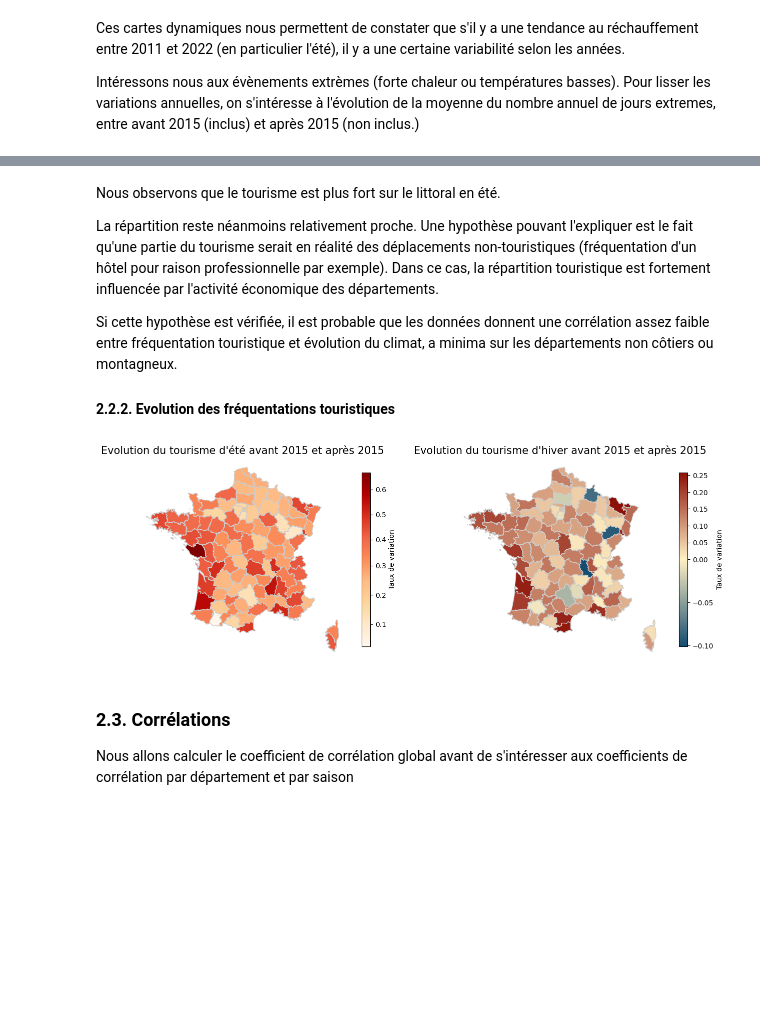
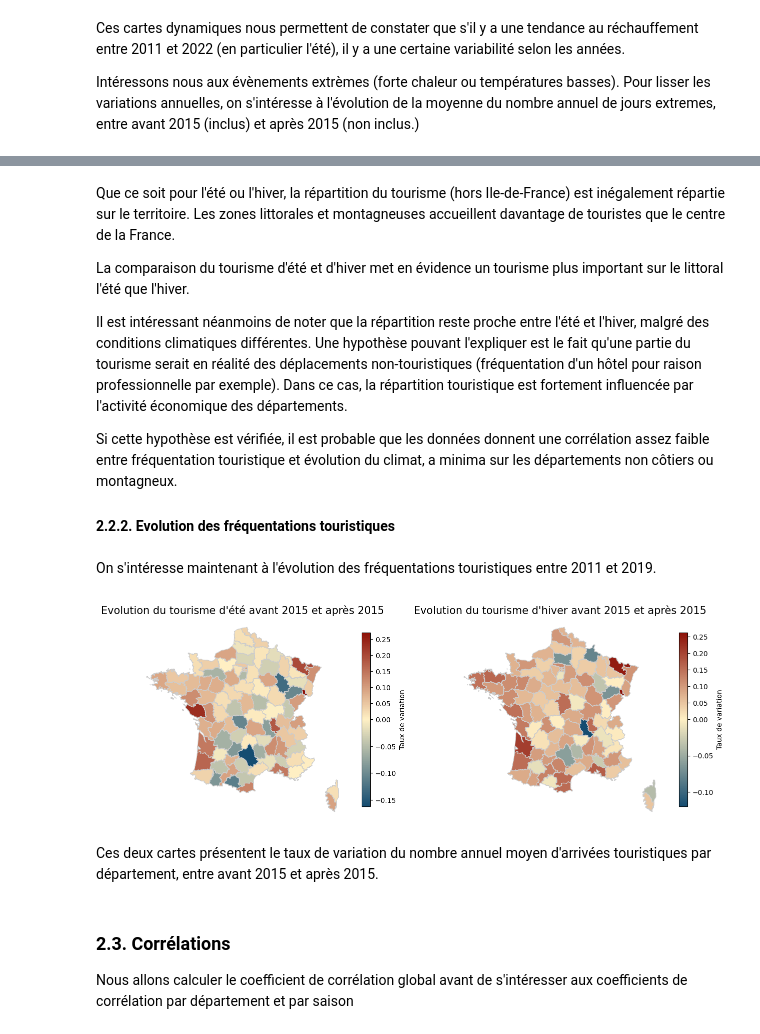
Before and after one commit to Manonchvllr/Project, a Jupyter notebook: rapport.ipynb, the cells around one changed output, grey strips where cells are left out. Saved outputs shown, nothing was run; the diff lists cells and outputs as text; code cells hidden in the pictures; blank space fills up the shorter version.

Commit message:
limite à 2019, ajout texte, modif fonction carte pour ajouter le titre des axes à la main

```diff
--- a/rapport.ipynb
+++ b/rapport.ipynb
@@ -180,5 +180,6 @@ Valeurs manquantes de température dans les données finales :
 # %% [markdown]
 On observe que les arrivées touristiques sont manquantes pour la période du Covid-19. Comme prévu, on va donc exclure les années concernées pour ne pas biaiser les résultats.
 # %%
-df_2011_2019 = df.loc[df["AAAA"].isin([[i for i in range(2011, 2020)]])] # ce vecteur exclut bien 2020
-df_2011_2019.to_csv("base.csv")
+df = df.loc[df["AAAA"] < 2020]
+df.to_csv("base.csv")
+print(df.tail())
@@ -340,7 +371,6 @@ Intéressons-nous à la répartition du tourisme sur le territoire français.
 # %%
 from src.package_project import indicateurs_tourisme
 
-mois_hiver = [1,2,3,12]
 fig, ax = plt.subplots(1,2, figsize=(15, 15))
 
 cartes.mise_en_forme_carte(
@@ -349,7 +379,8 @@ cartes.mise_en_forme_carte(
             mois_ete,
             "part_tourisme",
             "Répartition du tourisme d'été",
-            ax[0],
+            titre_axe = "proportion d'arrivées",
+            plotting = ax[0],
             evolution = False)
 
 cartes.mise_en_forme_carte(
@@ -358,6 +389,7 @@ cartes.mise_en_forme_carte(
             mois_hiver,
             "part_tourisme",
             "Répartition du tourisme d'hiver",
-            ax[1],
+            titre_axe = "proportion d'arrivées",
+            plotting = ax[1],
             evolution = False)
 # %% [output]
@@ -369,8 +425,12 @@ Paris absorbe une grande part du tourisme d'été ou d'hiver. Pour avoir une mei
 # %% [markdown]
-Nous observons que le tourisme est plus fort sur le littoral en été.
+Que ce soit pour l'été ou l'hiver, la répartition du tourisme (hors Ile-de-France) est inégalement répartie sur le territoire. Les zones littorales et montagneuses accueillent davantage de touristes que le centre de la France.
 
-La répartition reste néanmoins relativement proche. Une hypothèse pouvant l'expliquer est le fait qu'une partie du tourisme serait en réalité des déplacements non-touristiques (fréquentation d'un hôtel pour raison professionnelle par exemple). Dans ce cas, la répartition touristique est fortement influencée par l'activité économique des départements.
+La comparaison du tourisme d'été et d'hiver met en évidence un tourisme plus important sur le littoral l'été que l'hiver.
+
+Il est intéressant néanmoins de noter que la répartition reste proche entre l'été et l'hiver, malgré des conditions climatiques différentes. Une hypothèse pouvant l'expliquer est le fait qu'une partie du tourisme serait en réalité des déplacements non-touristiques (fréquentation d'un hôtel pour raison professionnelle par exemple). Dans ce cas, la répartition touristique est fortement influencée par l'activité économique des départements.
 
 Si cette hypothèse est vérifiée, il est probable que les données donnent une corrélation assez faible entre fréquentation touristique et évolution du climat, a minima sur les départements non côtiers ou montagneux.
 
 #### 2.2.2. Evolution des fréquentations touristiques <a id="section_2_2_2"></a>
+# %% [markdown]
+On s'intéresse maintenant à l'évolution des fréquentations touristiques entre 2011 et 2019.
@@ -377,25 +448,29 @@ Si cette hypothèse est vérifiée, il est probable que les données donnent une
 # %%
 fig, ax = plt.subplots(1,2, figsize=(15, 15))
 
 cartes.mise_en_forme_carte(
             cartes.donnee_carte(indicateurs_tourisme.evol_arrivees(df, mois_ete)),
             toutes_annees,
             mois_ete,
             "evol_2015",
             "Evolution du tourisme d'été avant 2015 et après 2015",
+            "Taux de variation",
             ax[0],
             evolution = True)
 
 cartes.mise_en_forme_carte(
             cartes.donnee_carte(indicateurs_tourisme.evol_arrivees(df, mois_hiver)),
             toutes_annees,
             mois_hiver,
             "evol_2015",
             "Evolution du tourisme d'hiver avant 2015 et après 2015",
+            "Taux de variation",
             ax[1],
             evolution = True)
 # %% [output]
-[figure, old version]
+[figure, new version]
+# %% [markdown]
+Ces deux cartes présentent le taux de variation du nombre annuel moyen d'arrivées touristiques par département, entre avant 2015 et après 2015.
 # %% [markdown]
 ### 2.3. Corrélations <a id="section_2_3"></a>
 
```
Also changed, not shown: parts of 12 cells of this notebook, 5 other files.
